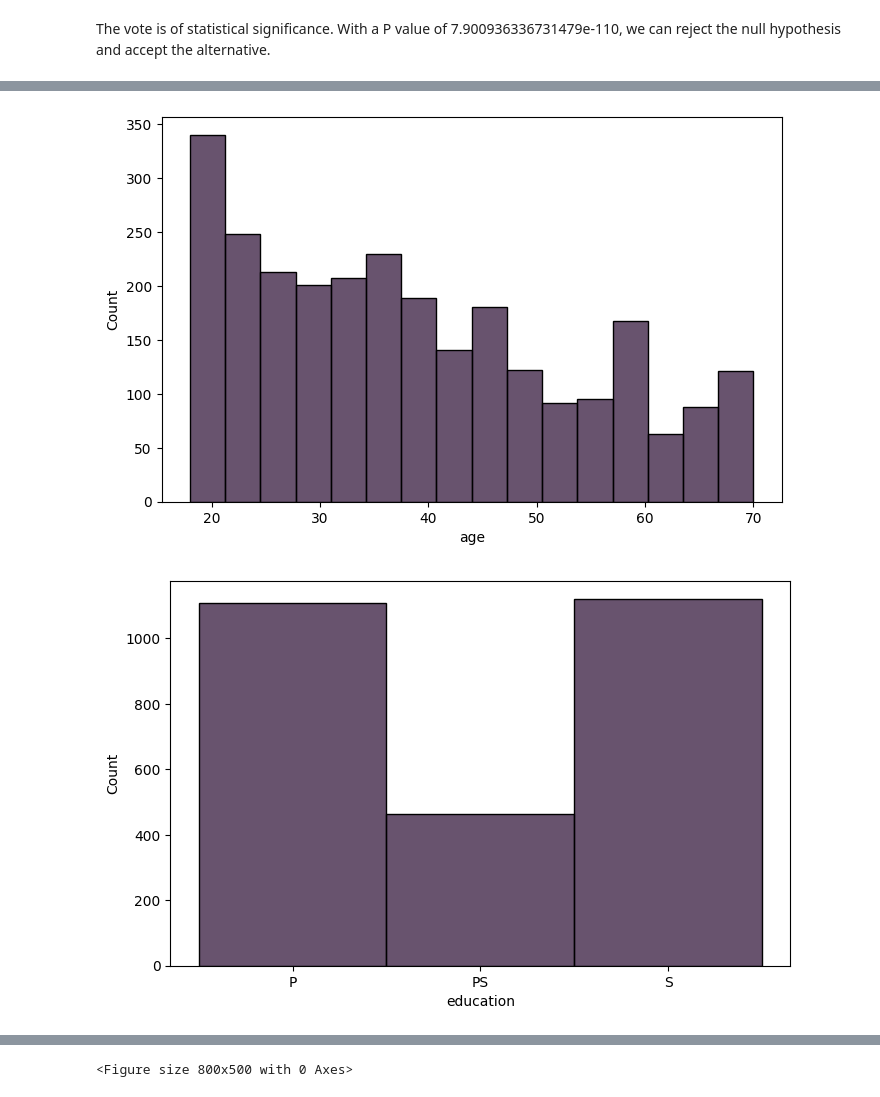
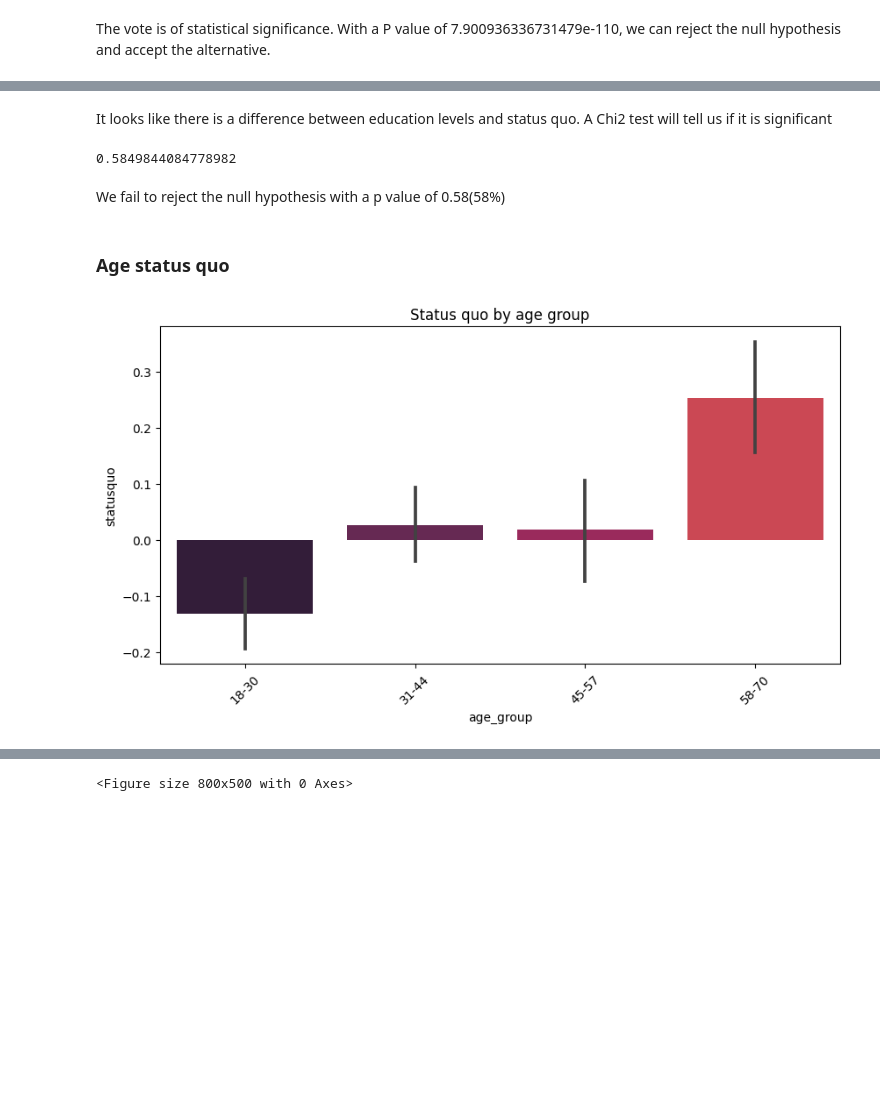
Before and after one commit to KasperLindm/Chile, a Jupyter notebook: chile_notebook.ipynb, the cells around one changed output, grey strips where cells are left out. Drawn from its saved outputs; the diff is of its cells as text; code cells hidden in the pictures; blank space fills up the shorter version.

```diff
--- a/chile_notebook.ipynb
+++ b/chile_notebook.ipynb
@@ -50,3 +60,7 @@ df.head()
 | 2 | N | 175000 | F | 38.0 | P | 15000.0 | 1.23072 | Y |
 | 3 | N | 175000 | F | 49.0 | P | 35000.0 | -1.03163 | N |
 | 4 | N | 175000 | F | 23.0 | S | 35000.0 | -1.10496 | N |
+# %%
+# Reordering educational categories
+df.education = pd.Categorical(df.education, ["P", "S", "PS"])
+df.education.value_counts()
@@ -123,12 +360,20 @@ plt.show()
+# %% [markdown]
+It looks like there is a difference between education levels and status quo. A Chi2 test will tell us if it is significant
+# %%
+xt = pd.crosstab(df.statusquo, df.education)
+p = stats.chi2_contingency(xt).pvalue
+p
+# %% [output]
+0.5849844084778982
+# %% [markdown]
+We fail to reject the null hypothesis with a p value of 0.58(58%)
+# %% [markdown]
+### Age status quo
 # %%
-fig = plt.figure(figsize=(8,5))
-sns.histplot(data=df.age)
+fig = plt.figure(figsize=(10,5))
+ax = sns.barplot(data=df, x=df.age_group, y="statusquo") \
+    .set(title='Status quo by age group')
+plt.xticks(rotation=45)
 plt.show()
 # %% [output]
-[figure, old version]
+[figure, new version]
-# %%
-fig = plt.figure(figsize=(8,5))
-sns.histplot(data=df.education)
-plt.show()
-# %% [output]
-[figure, removed]
```
Also changed, not shown: parts of 88 cells of this notebook.
